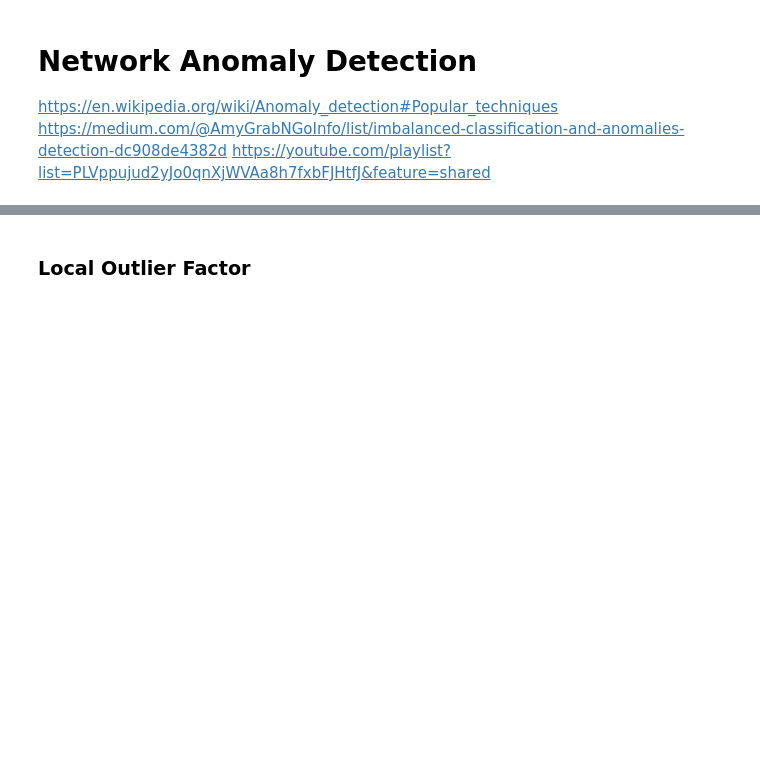
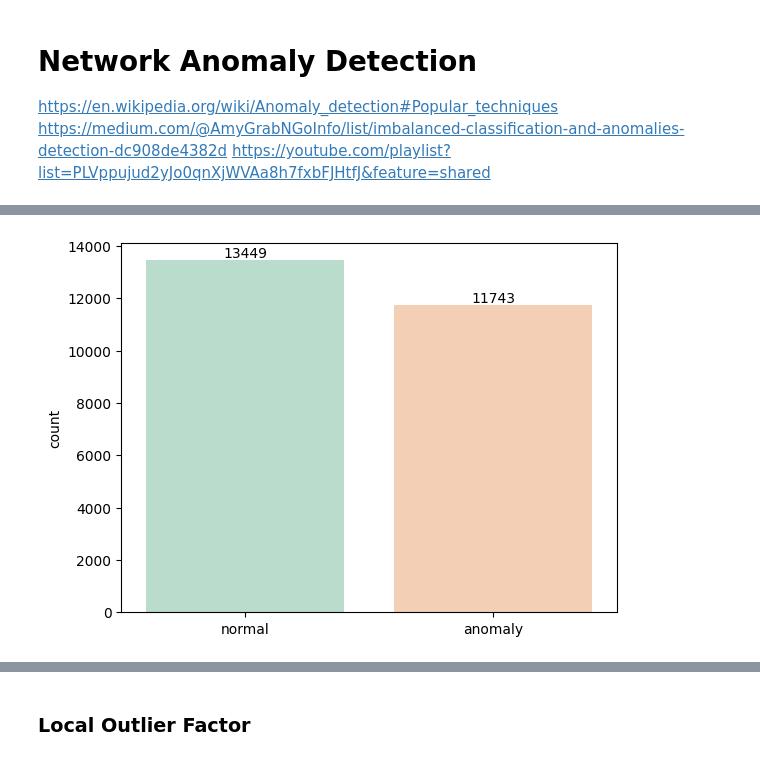
Before and after one commit to phoenixday/ml-algorithms, a Jupyter notebook: network-anomaly-detection.ipynb, the cells around one changed output, grey strips where cells are left out. Drawn from its saved outputs; the diff is of its cells as text; code cells hidden in the pictures; blank space fills up the shorter version.

Commit message:
Kaggle Notebook | Network Anomaly Detection | unsupervised

```diff
--- a/network-anomaly-detection.ipynb
+++ b/network-anomaly-detection.ipynb
@@ -28,0 +35,4 @@ https://youtube.com/playlist?list=PLVppujud2yJo0qnXjWVAa8h7fxbFJHtfJ&feature=sha
+# %%
+train = pd.read_csv('/kaggle/input/network-intrusion-detection/Train_data.csv')
+test = pd.read_csv('/kaggle/input/network-intrusion-detection/Test_data.csv')
+train.info()
@@ -28,0 +136,13 @@ https://youtube.com/playlist?list=PLVppujud2yJo0qnXjWVAa8h7fxbFJHtfJ&feature=sha
+# %%
+import seaborn as sns
+import matplotlib.pyplot as plt
+
+ax = sns.countplot(x=train["class"], palette=("Pastel2"))
+abs_values = train["class"].value_counts(ascending=False).values
+ax.bar_label(container=ax.containers[0], labels=abs_values)
+ax.set_xticklabels(['normal', 'anomaly'])
+
+plt.xlabel(None)
+plt.show()
+# %% [output]
+[figure, added]
```
Also changed, not shown: parts of 32 cells of this notebook.
